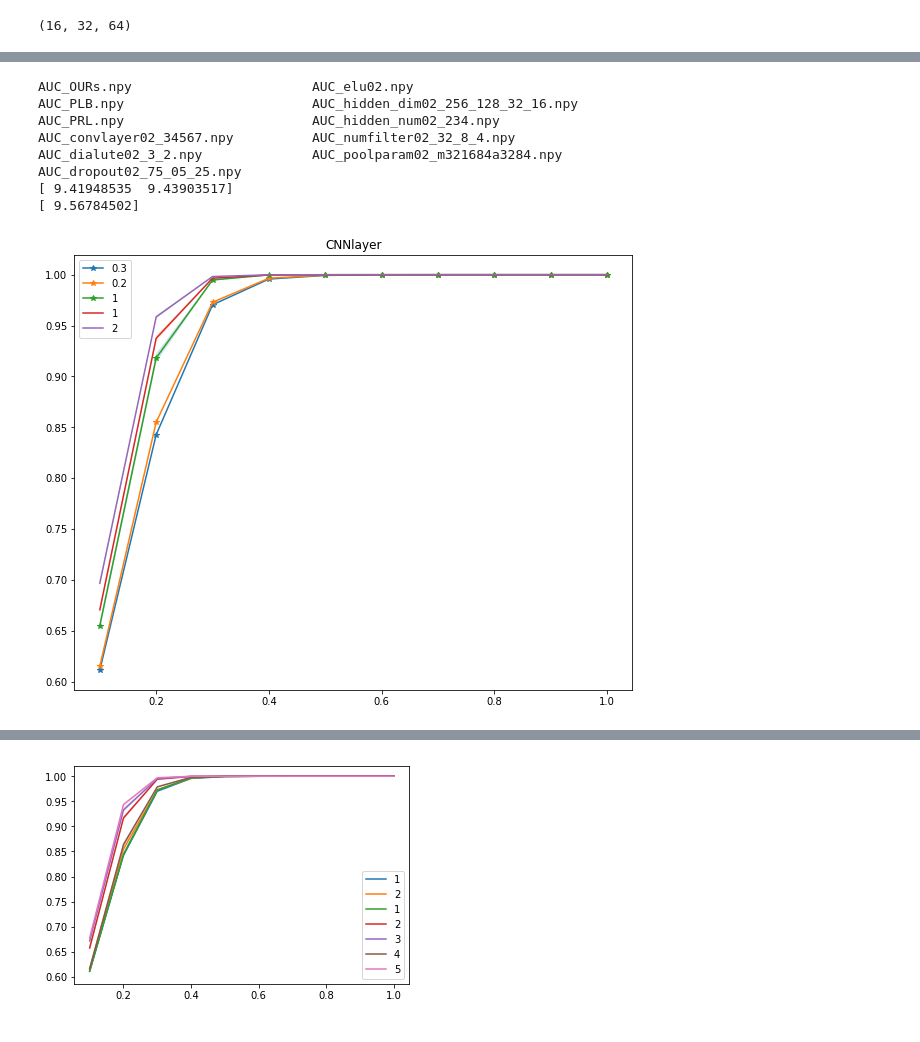
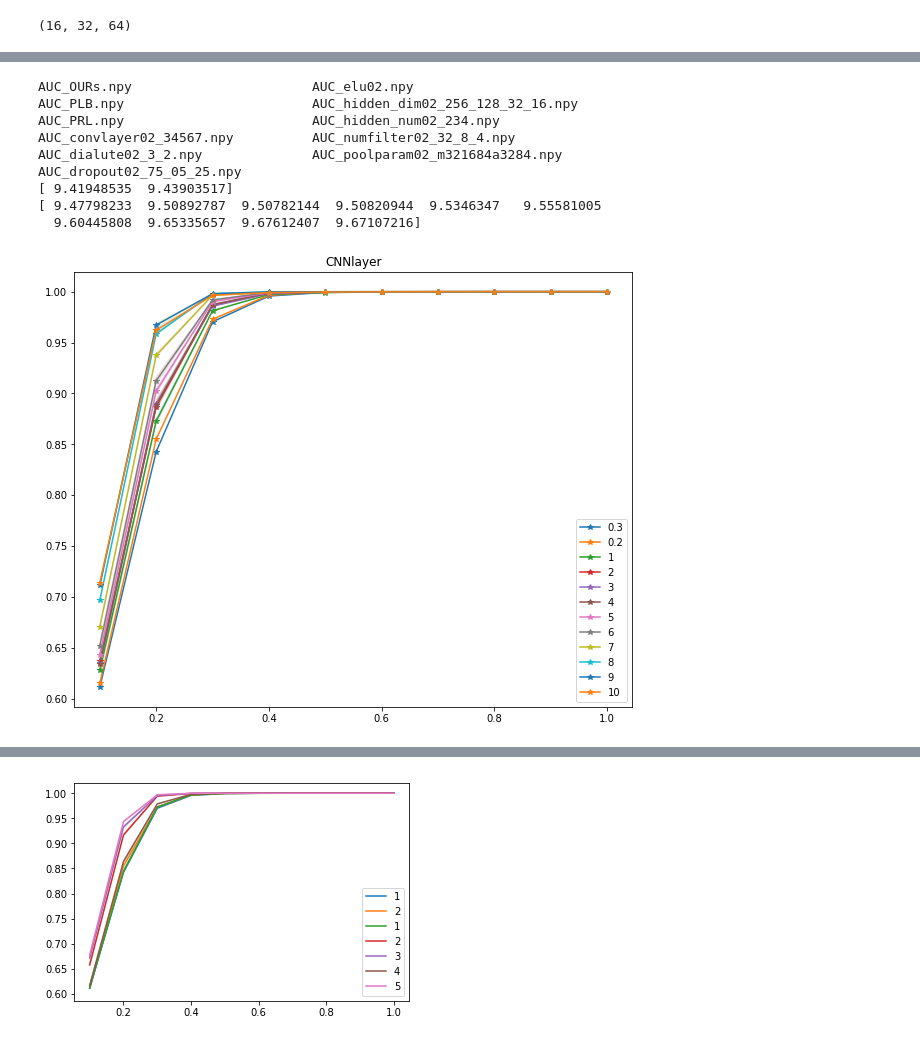
Before and after one commit to iphysresearch/Python4GW, a Jupyter notebook: CNN.ipynb, the cells around one changed output, grey strips where cells are left out. Saved outputs shown, nothing was run; the diff lists cells and outputs as text; code cells hidden in the pictures.

```diff
--- a/CNN.ipynb
+++ b/CNN.ipynb
@@ -1650,21 +1700,23 @@ plot_AUC(np.load('/Users/Herb/Downloads/AUC_OURs-3.npy'))
 # %%
 !ls data_AUC/
 # PLOT_AUC(np.load('./data_AUC/AUC_dropout02_75_05_25.npy'))
 # PLOT_AUC(np.load('./data_AUC/AUC_hidden_num02_234.npy'))
 # PLOT_AUC(np.load('./data_AUC/AUC_hidden_dim02_256_128_32_16.npy'))
 # PLOT_AUC(np.load('./data_AUC/AUC_elu02.npy'))
 # PLOT_AUC(np.load('./data_AUC/AUC_dialute02_3_2.npy'))
 # PLOT_AUC(np.load('./data_AUC/AUC_numfilter02_32_8_4.npy'))
 # PLOT_AUC(np.load('./data_AUC/AUC_poolparam02_m321684a3284.npy'))
 # PLOT_AUC(np.load('./data_AUC/AUC_convlayer02_34567.npy'))
 # plot_AUC(np.load('./data_AUC/AUC_PLB.npy')[-4:-2])
+PLOT_AUC(np.load('./data_AUC/AUC_PLB.npy'))
 # %% [output]
 AUC_OURs.npy                       AUC_elu02.npy
 AUC_PLB.npy                        AUC_hidden_dim02_256_128_32_16.npy
 AUC_PRL.npy                        AUC_hidden_num02_234.npy
 AUC_convlayer02_34567.npy          AUC_numfilter02_32_8_4.npy
 AUC_dialute02_3_2.npy              AUC_poolparam02_m321684a3284.npy
 AUC_dropout02_75_05_25.npy
 [ 9.41948535  9.43903517]
-[ 9.56784502]
+[ 9.47798233  9.50892787  9.50782144  9.50820944  9.5346347   9.55581005
+  9.60445808  9.65335657  9.67612407  9.67107216]
-[figure, old version]
+[figure, new version]
```
Also changed, not shown: parts of 3 cells of this notebook, 7 other files.
